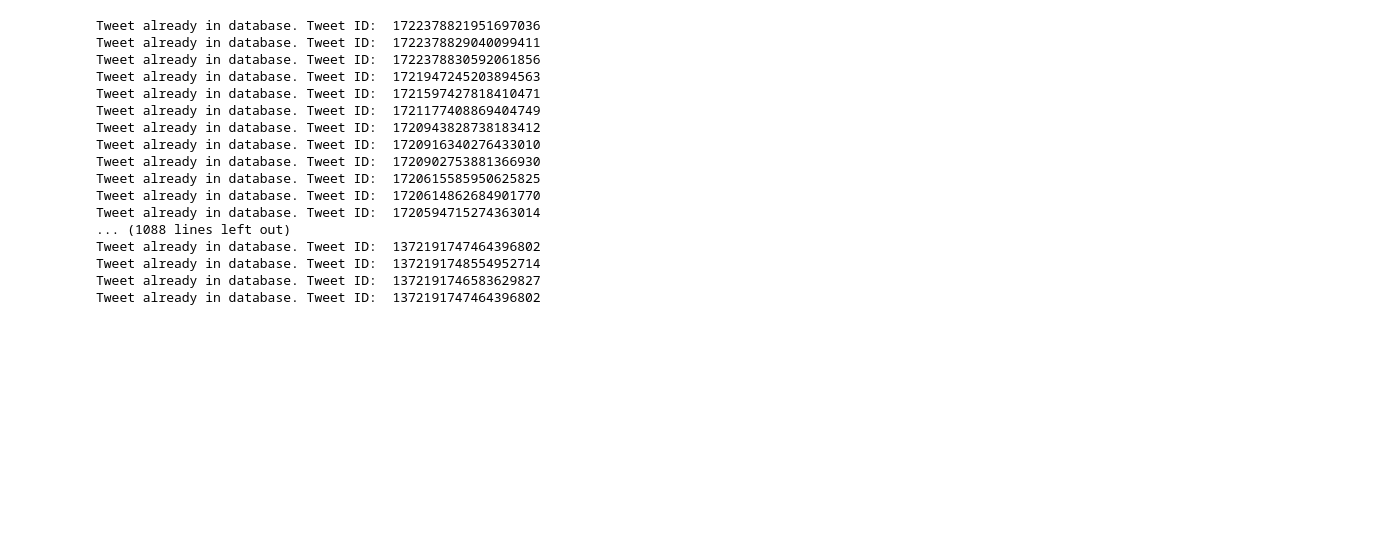
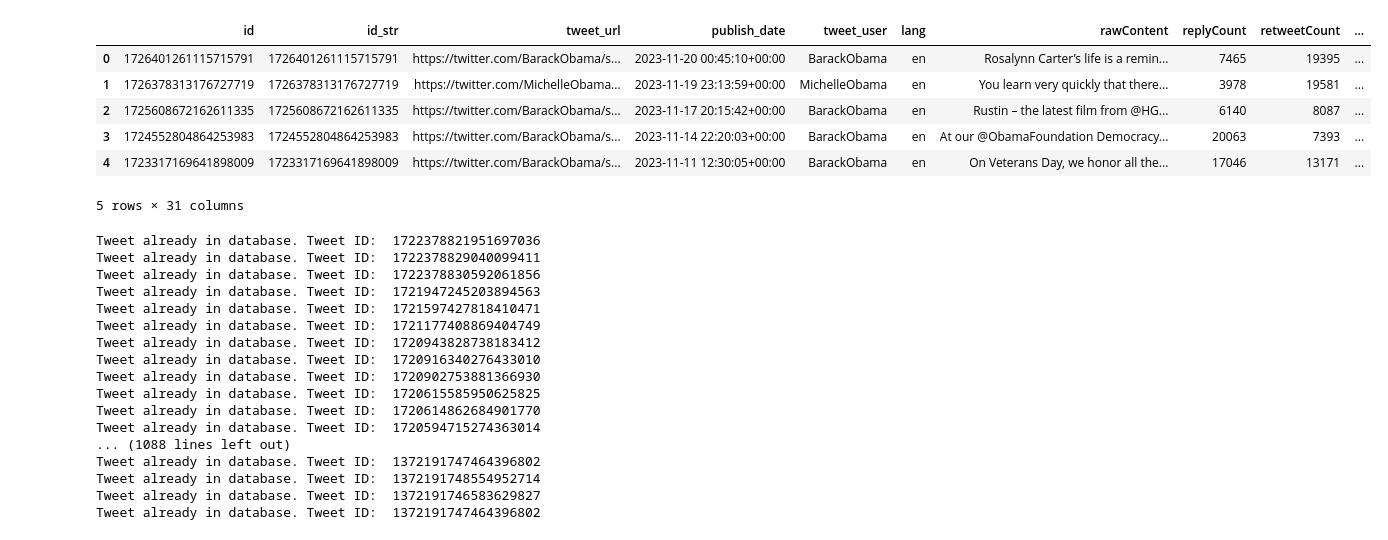
Before and after one commit to di-creativityboys/data-app, a Jupyter notebook: notebooks/loadtweets.ipynb, the cells around one changed output. Drawn from its saved outputs; the diff is of its cells as text; code cells hidden in the pictures; blank space fills up the shorter version.

Commit message:
twitter_etl_pipeline

```diff
--- a/notebooks/loadtweets.ipynb
+++ b/notebooks/loadtweets.ipynb
@@ -25,0 +28,5 @@ df_tweets = pd.DataFrame(result)
+# %%
+df_tweets['photoLinks'] = None
+df_tweets['videoLinks'] = None
+df_tweets['animatedLinks'] = None
+df_tweets.head()
@@ -26,3 +76,28 @@ df_tweets = pd.DataFrame(result)
+# %%
+df_tweets.rename(columns={'url': 'tweet_url', 'date': 'publish_date', 'user': 'tweet_user'}, inplace=True)
+
+df_tweets['tweet_user'] =  df_tweets['tweet_user'].apply(lambda x: str(x['username']))
+df_tweets['hashtags'] =  df_tweets['hashtags'].apply(lambda x: x if str(x) != '[]' else None)
+df_tweets['cashtags'] =  df_tweets['cashtags'].apply(lambda x: x if str(x) != '[]' else None)
+df_tweets['mentionedUsers'] =  df_tweets['mentionedUsers'].apply(lambda x: list(pd.DataFrame(x)['username']) if str(x) != '[]' else None)
+df_tweets['links'] =  df_tweets['links'].apply(lambda x: list(pd.DataFrame(x)['url']) if str(x) != '[]' else None)
+df_tweets['viewCount'] =  df_tweets['viewCount'].apply(lambda x: int(x) if str(x) != 'nan' else None)
+df_tweets['retweetedTweet'] =  df_tweets['retweetedTweet'].apply(lambda x: x['id'] if x != None else None)
+df_tweets['quotedTweet'] =  df_tweets['quotedTweet'].apply(lambda x: x['id'] if x != None else None)
+df_tweets['inReplyToUser'] =  df_tweets['inReplyToUser'].apply(lambda x: x['username'] if x != None else None)
+df_tweets['photoLinks'] =  df_tweets['media'].apply(lambda x: list(pd.DataFrame(x['photos'])['url']) if str(x['photos']) != '[]' else None)
+df_tweets['videoLinks'] =  df_tweets['media'].apply(lambda x: [pd.DataFrame(x['videos'])['variants'][0][0]['url']] if str(x['videos']) != '[]' else None)
+df_tweets['animatedLinks'] =  df_tweets['media'].apply(lambda x: list(pd.DataFrame(x['animated'])['thumbnailUrl']) if str(x['animated']) != '[]' else None)
+
+df_tweets.head()
+# %% [output]
+|  | id | id_str | tweet_url | publish_date | tweet_user | lang | rawContent | replyCount | retweetCount | ... |
+| 0 | 1726401261115715791 | 1726401261115715791 | https://twitter.com/BarackObama/s... | 2023-11-20 00:45:10+00:00 | BarackObama | en | Rosalynn Carter’s life is a remin... | 7465 | 19395 | ... |
+| 1 | 1726378313176727719 | 1726378313176727719 | https://twitter.com/MichelleObama... | 2023-11-19 23:13:59+00:00 | MichelleObama | en | You learn very quickly that there... | 3978 | 19581 | ... |
+| 2 | 1725608672162611335 | 1725608672162611335 | https://twitter.com/BarackObama/s... | 2023-11-17 20:15:42+00:00 | BarackObama | en | Rustin – the latest film from @HG... | 6140 | 8087 | ... |
+| 3 | 1724552804864253983 | 1724552804864253983 | https://twitter.com/BarackObama/s... | 2023-11-14 22:20:03+00:00 | BarackObama | en | At our @ObamaFoundation Democracy... | 20063 | 7393 | ... |
+| 4 | 1723317169641898009 | 1723317169641898009 | https://twitter.com/BarackObama/s... | 2023-11-11 12:30:05+00:00 | BarackObama | en | On Veterans Day, we honor all the... | 17046 | 13171 | ... |
+5 rows × 31 columns
 # %%
 ##for column in df_tweets.columns:
 ##    print(column, " ", type(column))
```
Also changed, not shown: parts of 7 cells of this notebook, 10 other files.
